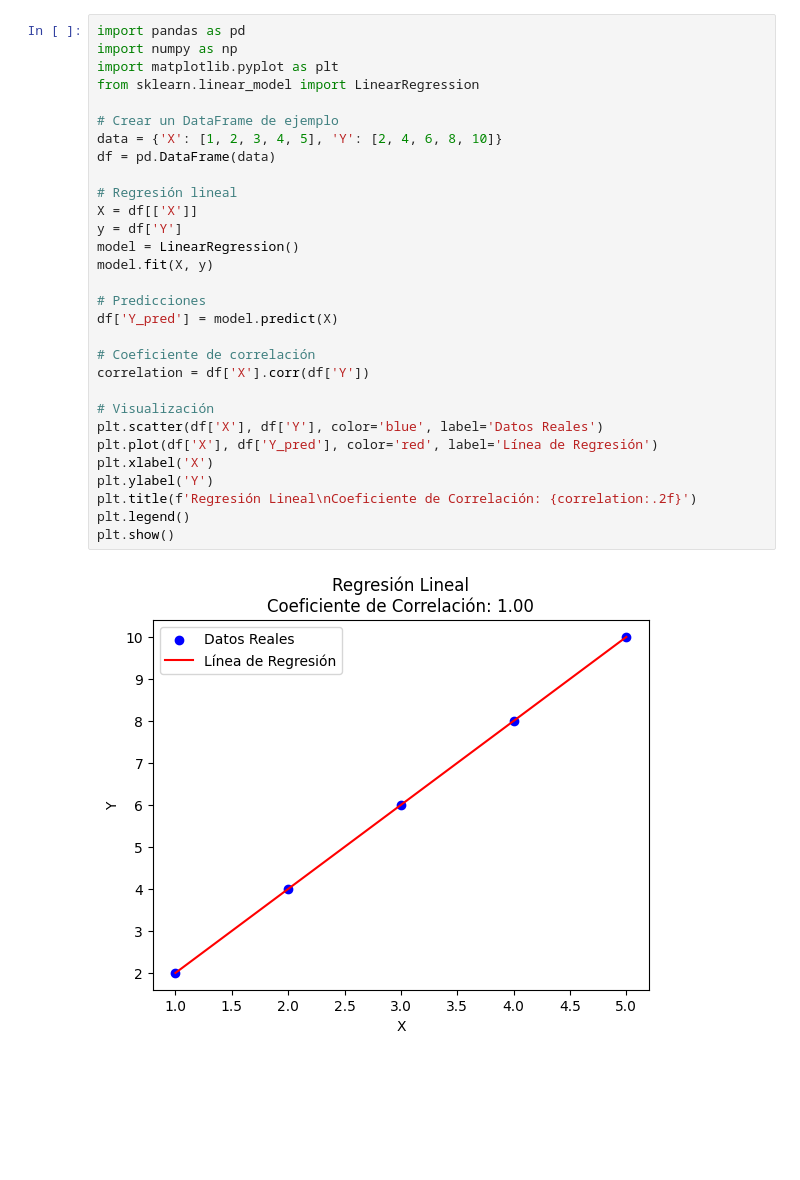
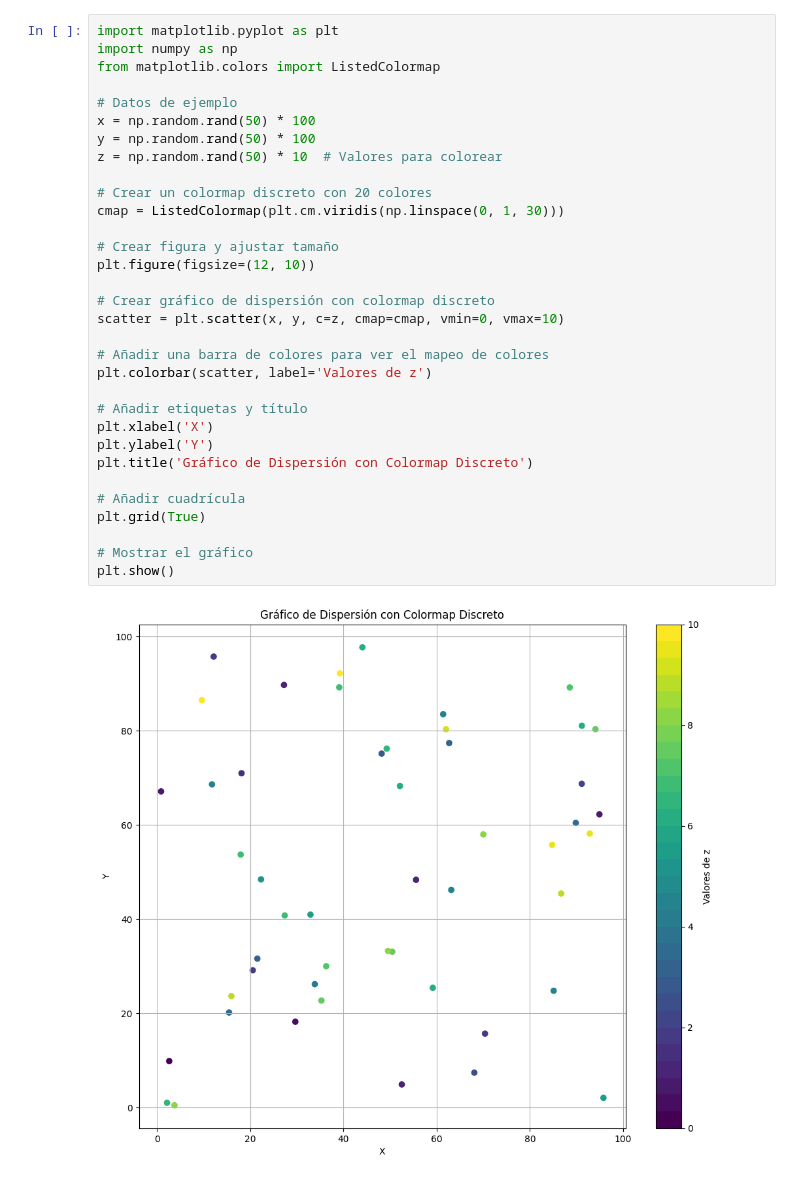
Before and after one commit to Enybyy/Data-Analyst, a Jupyter notebook: Estadistica/Inferencial/teste.ipynb, the cells around one changed output. Cells and saved outputs as stored; diff of their text form; blank space fills up the shorter version.

```diff
--- a/Estadistica/Inferencial/teste.ipynb
+++ b/Estadistica/Inferencial/teste.ipynb
@@ -1,32 +1,34 @@
-# %%
-import pandas as pd
-import numpy as np
-import matplotlib.pyplot as plt
-from sklearn.linear_model import LinearRegression
-
-# Crear un DataFrame de ejemplo
-data = {'X': [1, 2, 3, 4, 5], 'Y': [2, 4, 6, 8, 10]}
-df = pd.DataFrame(data)
-
-# Regresión lineal
-X = df[['X']]
-y = df['Y']
-model = LinearRegression()
-model.fit(X, y)
-
-# Predicciones
-df['Y_pred'] = model.predict(X)
-
-# Coeficiente de correlación
-correlation = df['X'].corr(df['Y'])
-
-# Visualización
-plt.scatter(df['X'], df['Y'], color='blue', label='Datos Reales')
-plt.plot(df['X'], df['Y_pred'], color='red', label='Línea de Regresión')
-plt.xlabel('X')
-plt.ylabel('Y')
-plt.title(f'Regresión Lineal\nCoeficiente de Correlación: {correlation:.2f}')
-plt.legend()
-plt.show()
-# %% [output]
-[figure, removed]
+# %%
+import matplotlib.pyplot as plt
+import numpy as np
+from matplotlib.colors import ListedColormap
+
+# Datos de ejemplo
+x = np.random.rand(50) * 100
+y = np.random.rand(50) * 100
+z = np.random.rand(50) * 10  # Valores para colorear
+
+# Crear un colormap discreto con 20 colores
+cmap = ListedColormap(plt.cm.viridis(np.linspace(0, 1, 30)))
+
+# Crear figura y ajustar tamaño
+plt.figure(figsize=(12, 10))
+
+# Crear gráfico de dispersión con colormap discreto
+scatter = plt.scatter(x, y, c=z, cmap=cmap, vmin=0, vmax=10)
+
+# Añadir una barra de colores para ver el mapeo de colores
+plt.colorbar(scatter, label='Valores de z')
+
+# Añadir etiquetas y título
+plt.xlabel('X')
+plt.ylabel('Y')
+plt.title('Gráfico de Dispersión con Colormap Discreto')
+
+# Añadir cuadrícula
+plt.grid(True)
+
+# Mostrar el gráfico
+plt.show()
+# %% [output]
+[figure, added]
```
